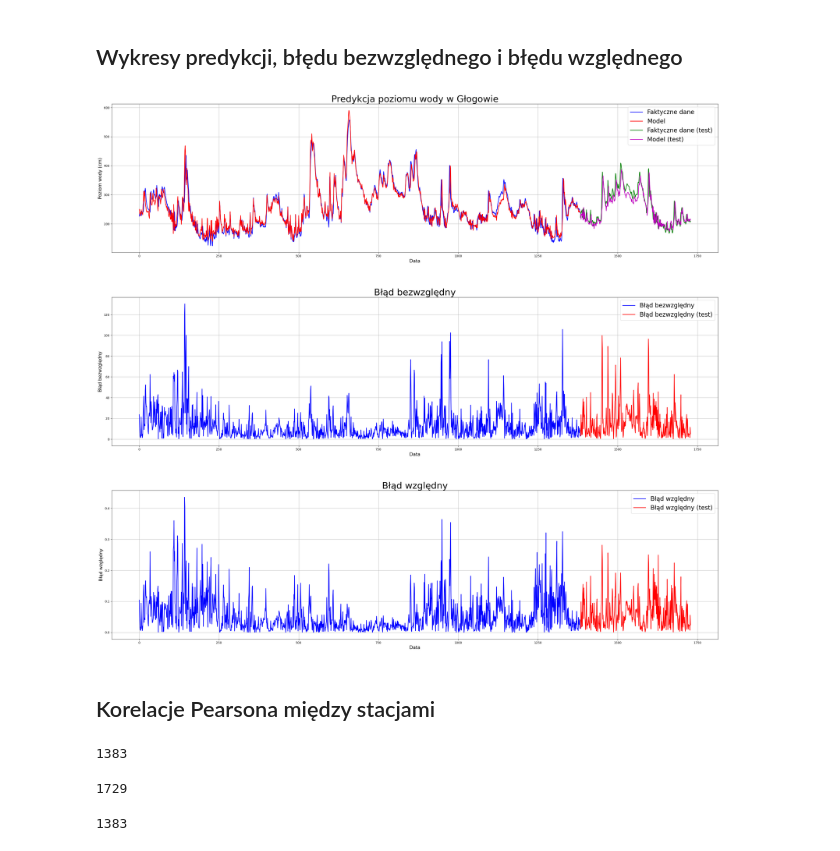
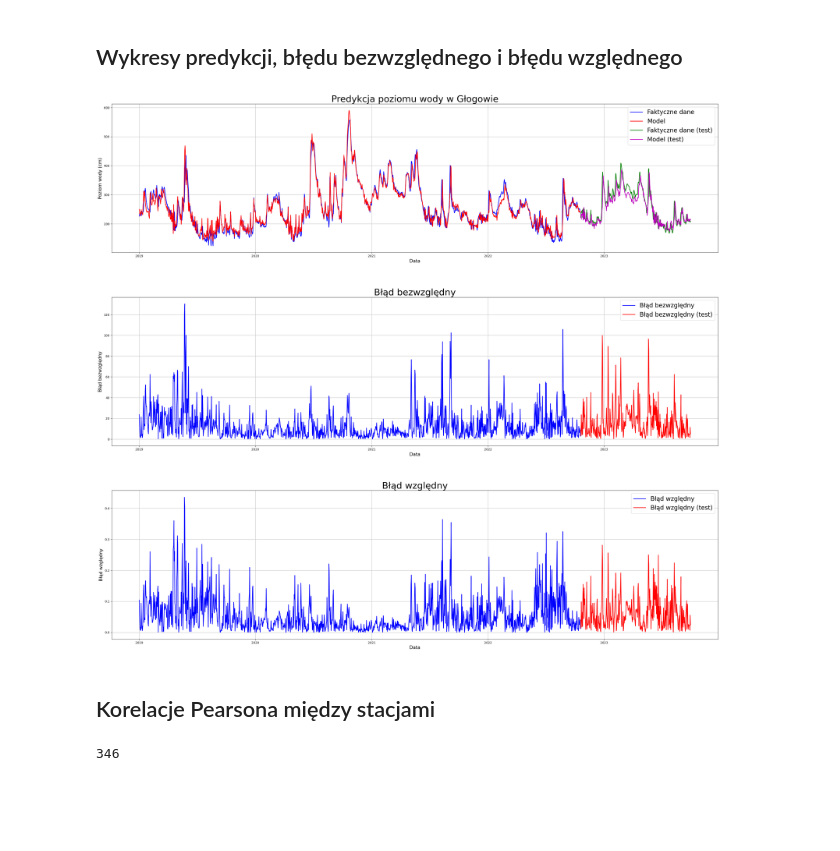
Before and after one commit to math-insight/water-level-estimation, a Jupyter notebook: src/model.ipynb, the cells around one changed output. Drawn from its saved outputs; the diff is of its cells as text; code cells hidden in the pictures; blank space fills up the shorter version.

Commit message:
Updated plots X axes

```diff
--- a/src/model.ipynb
+++ b/src/model.ipynb
@@ -183,45 +159,45 @@ Test max relative error: nan
 ## Wykresy predykcji, błędu bezwzględnego i błędu względnego
 # %%
 # Tymczasowa oś X, trzeba będzie zmienić na prawdziwą datę
-date_train = np.arange(0, len(train_data))
-date_test = np.arange(len(train_data), len(train_data) + len(test_data))
+train_dates = station_datas[0]['Date'][:len(train_data)]
+test_dates = station_datas[0]['Date'][len(train_data):len(train_data) + len(test_data)]
 
 # Okno wykresów
 fig, axes = plt.subplots(figsize=(36, 32), nrows=3, ncols=1, gridspec_kw={'hspace': 0.3})
 
 # Wykres predykcji
-axes[0].plot(date_train, train_data['GŁOGÓW'], color='b', label='Faktyczne dane', linewidth=2)
-axes[0].plot(date_train, model_prediction, 'r', label='Model', linewidth=2)
-axes[0].plot(date_test, test_data['GŁOGÓW'], color='g', label='Faktyczne dane (test)', linewidth=2)
-axes[0].plot(date_test, test_predict, color='m', label='Model (test)', linewidth=2)
+axes[0].plot(train_dates, train_data['GŁOGÓW'], color='b', label='Faktyczne dane', linewidth=2)
+axes[0].plot(train_dates, model_prediction, 'r', label='Model', linewidth=2)
+axes[0].plot(test_dates, test_data['GŁOGÓW'], color='g', label='Faktyczne dane (test)', linewidth=2)
+axes[0].plot(test_dates, test_predict, color='m', label='Model (test)', linewidth=2)
 axes[0].set_xlabel('Data', fontsize=15)
 axes[0].set_ylabel('Poziom wody (cm)', fontsize=15)
 axes[0].set_title('Predykcja poziomu wody w Głogowie', fontsize=30)
 axes[0].legend(loc='upper right', fontsize=20)
 axes[0].grid()
 
 # Wykres błędu bezwzględnego
-axes[1].plot(date_train, train_absolute_error, color='b', label='Błąd bezwzględny', linewidth=2)
-axes[1].plot(date_test, test_absolute_error, color='r', label='Błąd bezwzględny (test)', linewidth=2)
+axes[1].plot(train_dates, train_absolute_error, color='b', label='Błąd bezwzględny', linewidth=2)
+axes[1].plot(test_dates, test_absolute_error, color='r', label='Błąd bezwzględny (test)', linewidth=2)
 axes[1].set_xlabel('Data', fontsize=15)
 axes[1].set_ylabel('Błąd bezwzględny', fontsize=15)
 axes[1].set_title('Błąd bezwzględny', fontsize=30)
 axes[1].legend(loc='upper right', fontsize=20)
 axes[1].grid()
 
 # Wykres błędu względnego
-axes[2].plot(date_train, train_relative_error, color='b', label='Błąd względny', linewidth=2)
-axes[2].plot(date_test, test_relative_error, color='r', label='Błąd względny (test)', linewidth=2)
+axes[2].plot(train_dates, train_relative_error, color='b', label='Błąd względny', linewidth=2)
+axes[2].plot(test_dates, test_relative_error, color='r', label='Błąd względny (test)', linewidth=2)
 axes[2].set_xlabel('Data', fontsize=15)
 axes[2].set_ylabel('Błąd względny', fontsize=15)
 axes[2].set_title('Błąd względny', fontsize=30)
 axes[2].legend(loc='upper right', fontsize=20)
 axes[2].grid()
 
 # Wyświetlenie wykresów
 plt.show()
 # %% [output]
-[figure, old version]
+[figure, new version]
 # %% [markdown]
 ## Korelacje Pearsona między stacjami
 # %%
@@ -264,14 +240,6 @@ for station in stations_to_calculate_corr:
     for lag in lags:
         print(f"Lag: {lag}, p = {correlation_between_stations(station, 'Głogów', lag)}")
 # %%
-len(date_train)
+len(test_data)
 # %% [output]
-1383
+346
-# %%
-len(train_absolute_error)
-# %% [output]
-1729
-# %%
-len(train_data['GŁOGÓW'])
-# %% [output]
-1383
```
Also changed, not shown: parts of 5 cells of this notebook.
